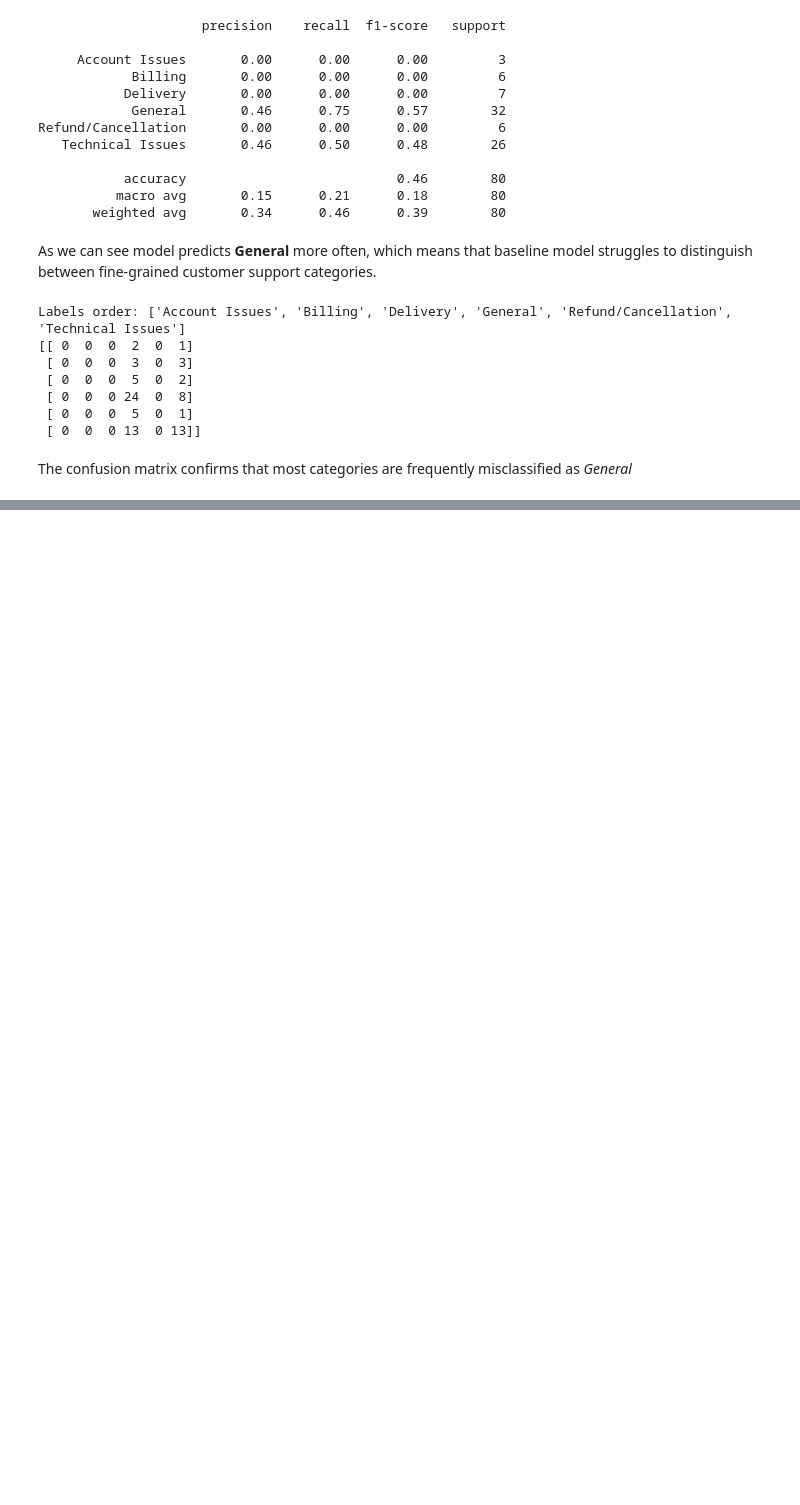
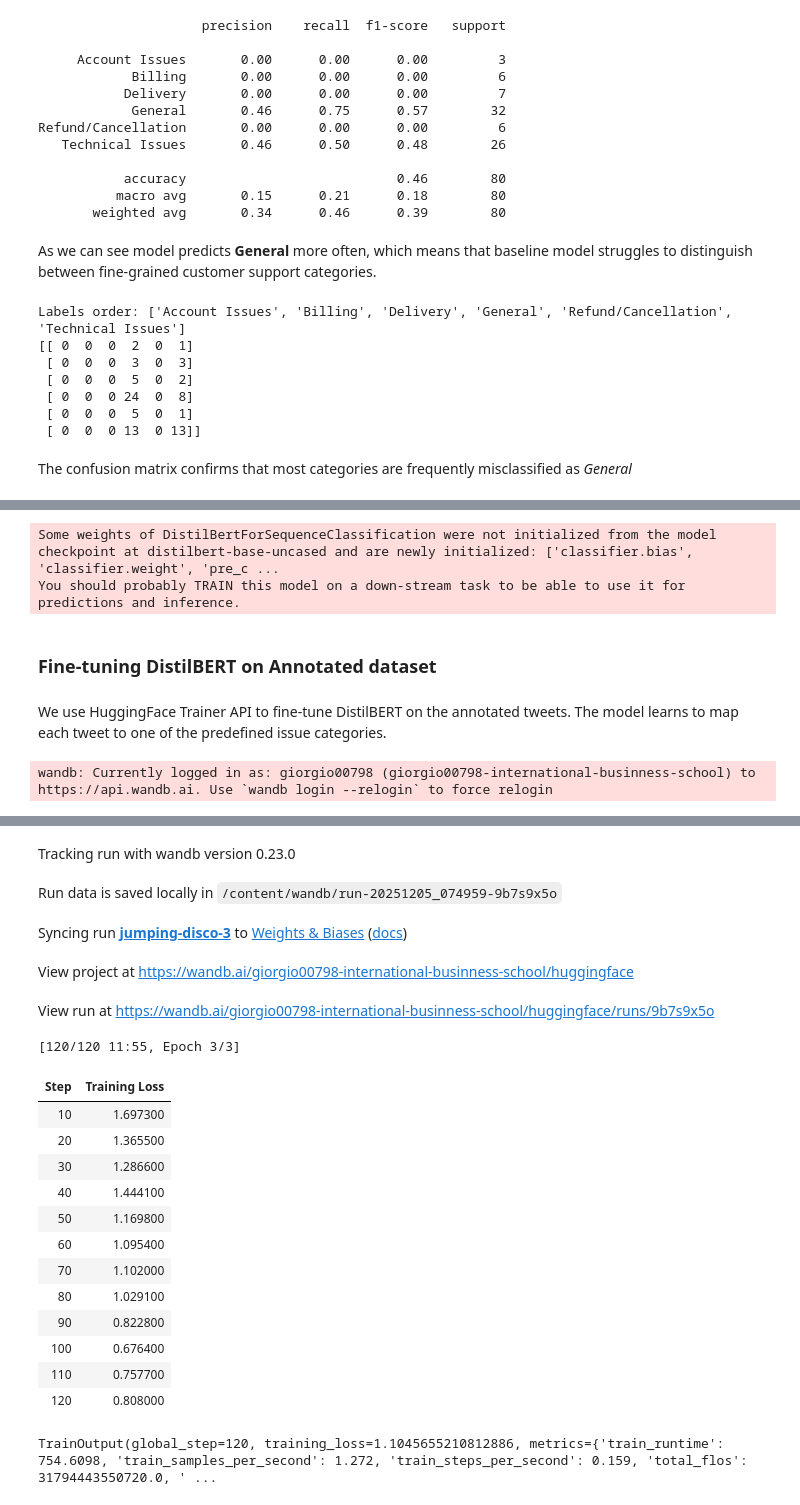
Before and after one commit to giorgi00798/NLP-Group-Assignment-Customer-Support-on-Twitter, a Jupyter notebook: NLP_Group_Assignment.ipynb, the cells around one changed output, grey strips where cells are left out. Drawn from its saved outputs; the diff is of its cells as text; code cells hidden in the pictures; blank space fills up the shorter version.

```diff
--- a/NLP_Group_Assignment.ipynb
+++ b/NLP_Group_Assignment.ipynb
@@ -237,0 +305,3 @@ The confusion matrix confirms that most categories are frequently misclassified
+# %%
+tokenized_train.set_format("torch", columns=["input_ids", "attention_mask", "label"])
+tokenized_test.set_format("torch", columns=["input_ids", "attention_mask", "label"])
@@ -237,0 +312,47 @@ The confusion matrix confirms that most categories are frequently misclassified
+# %%
+model = DistilBertForSequenceClassification.from_pretrained(
+    "distilbert-base-uncased",
+    num_labels=num_labels
+)
+# %% [output]
+Some weights of DistilBertForSequenceClassification were not initialized from the model checkpoint at distilbert-base-uncased and are newly initialized: ['classifier.bias', 'classifier.weight', 'pre_c ...
+You should probably TRAIN this model on a down-stream task to be able to use it for predictions and inference.
+# %%
+from transformers import TrainingArguments
+
+training_args = TrainingArguments(
+    output_dir="./distilbert_results",
+    num_train_epochs=3,
+    per_device_train_batch_size=8,
+    per_device_eval_batch_size=8,
+    learning_rate=5e-5,
+    weight_decay=0.01,
+    logging_steps=10
+)
+# %% [markdown]
+### Fine-tuning DistilBERT on Annotated dataset
+# %% [markdown]
+We use HuggingFace Trainer API to fine-tune DistilBERT on the annotated tweets. The model learns to map each tweet to one of the predefined issue categories.
+# %%
+from transformers import Trainer
+
+def compute_metrics(eval_pred):
+    import numpy as np
+    from sklearn.metrics import accuracy_score
+
+    logits, labels = eval_pred
+    preds = np.argmax(logits, axis=-1)
+    acc = accuracy_score(labels, preds)
+    return {"accuracy": acc}
+
+trainer = Trainer(
+    model=model,
+    args=training_args,
+    train_dataset=tokenized_train,
+    eval_dataset=tokenized_test,
+    compute_metrics=compute_metrics
+)
+# %%
+trainer.train()
+# %% [output]
+wandb: Currently logged in as: giorgio00798 (giorgio00798-international-businness-school) to https://api.wandb.ai. Use `wandb login --relogin` to force relogin
@@ -237,0 +360,20 @@ The confusion matrix confirms that most categories are frequently misclassified
+Tracking run with wandb version 0.23.0
+Run data is saved locally in /content/wandb/run-20251205_074959-9b7s9x5o
+Syncing run jumping-disco-3 to Weights & Biases (docs)
+View project at https://wandb.ai/giorgio00798-international-businness-school/huggingface
+View run at https://wandb.ai/giorgio00798-international-businness-school/huggingface/runs/9b7s9x5o
+[120/120 11:55, Epoch 3/3]
+| Step | Training Loss |
+| 10 | 1.697300 |
+| 20 | 1.365500 |
+| 30 | 1.286600 |
+| 40 | 1.444100 |
+| 50 | 1.169800 |
+| 60 | 1.095400 |
+| 70 | 1.102000 |
+| 80 | 1.029100 |
+| 90 | 0.822800 |
+| 100 | 0.676400 |
+| 110 | 0.757700 |
+| 120 | 0.808000 |
+TrainOutput(global_step=120, training_loss=1.1045655210812886, metrics={'train_runtime': 754.6098, 'train_samples_per_second': 1.272, 'train_steps_per_second': 0.159, 'total_flos': 31794443550720.0, ' ...
```
Also changed, not shown: parts of 31 cells of this notebook.
